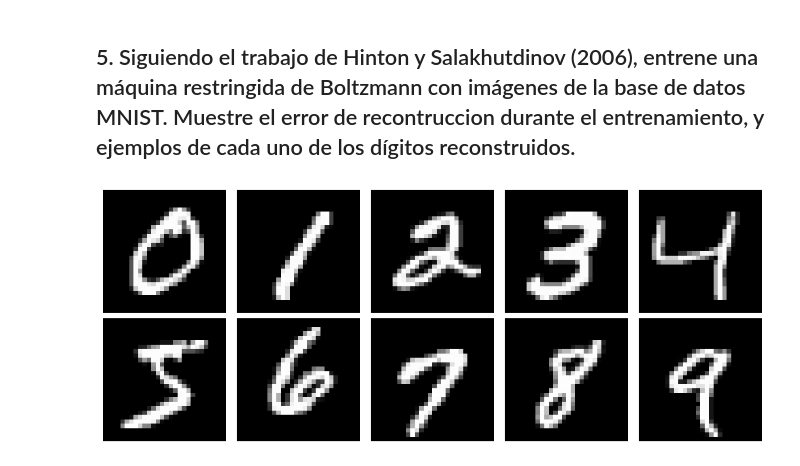
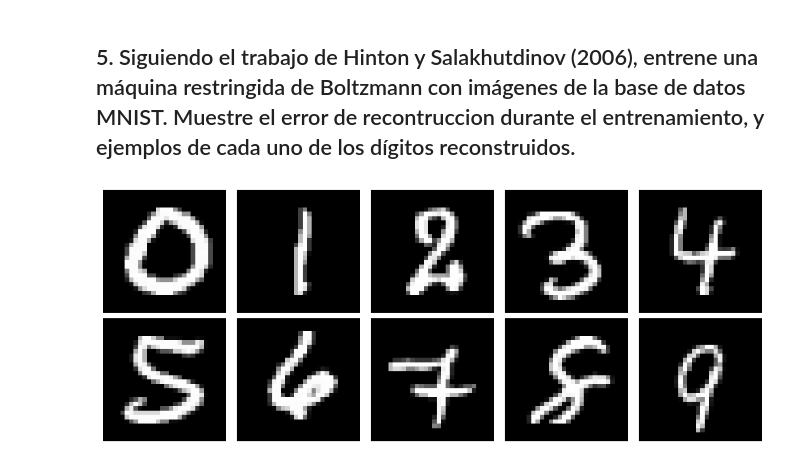
Before and after one commit to mbianchif/Aprendizaje-Profundo, a Jupyter notebook: tp2/notebook.ipynb, the cells around one changed output. Cells and saved outputs as stored; diff of their text form; code cells hidden in the pictures.

```diff
--- a/tp2/notebook.ipynb
+++ b/tp2/notebook.ipynb
@@ -489,15 +489,13 @@ def plot_errors(errors: list[float]):
 
 SEED = 1234
 # %%
-M_train = get_images("images/train.mat")
-M_test = get_images("images/test.mat")
+M_train = get_images("images/rbm/train.mat") / 255.0
+M_test = get_images("images/rbm/test.mat") / 255.0
 
-M = np.concatenate((M_train, M_test), axis=0) / 255.0
-digits = [M[i] for i in range(0, 400, 20)]
-
+digits = [M_test[i] for i in range(0, 200, 20)]
 plot_images(digits, 2, 5)
 # %% [output]
-[figure, old version]
+[figure, new version]
 # %%
 from src.rbm import RBM
 
```
Also changed, not shown: parts of 9 cells of this notebook, 2 other files.
